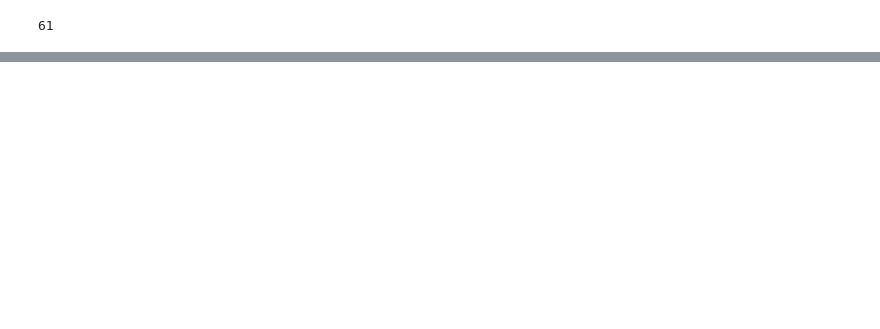
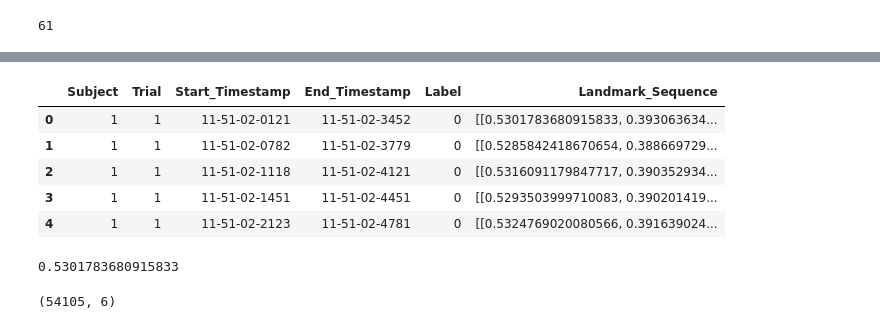
Before and after one commit to suryansh-max/Pain-recognization-pipeline, a Jupyter notebook: src/mediapipe.ipynb, the cells around one changed output, grey strips where cells are left out. Cells and saved outputs as stored; diff of their text form; code cells hidden in the pictures; blank space fills up the shorter version.

```diff
--- a/src/mediapipe.ipynb
+++ b/src/mediapipe.ipynb
@@ -284,2 +290,19 @@ W0000 00:00:1745259575.359379 1041958 landmark_projection_calculator.cc:186] Usi
 # %%
 landmarks_df.to_csv("/Users/suryanshpatel/Projects/Directed Readings/Technical/src/data/landmarks_sequences.csv", index=False)
+# %%
+landmarks_df.head()
+# %% [output]
+|  | Subject | Trial | Start_Timestamp | End_Timestamp | Label | Landmark_Sequence |
+| 0 | 1 | 1 | 11-51-02-0121 | 11-51-02-3452 | 0 | [[0.5301783680915833, 0.393063634... |
+| 1 | 1 | 1 | 11-51-02-0782 | 11-51-02-3779 | 0 | [[0.5285842418670654, 0.388669729... |
+| 2 | 1 | 1 | 11-51-02-1118 | 11-51-02-4121 | 0 | [[0.5316091179847717, 0.390352934... |
+| 3 | 1 | 1 | 11-51-02-1451 | 11-51-02-4451 | 0 | [[0.5293503999710083, 0.390201419... |
+| 4 | 1 | 1 | 11-51-02-2123 | 11-51-02-4781 | 0 | [[0.5324769020080566, 0.391639024... |
+# %%
+landmarks_df['Landmark_Sequence'].iloc[0]
+# %% [output]
+0.5301783680915833
+# %%
+landmarks_df.shape
+# %% [output]
+(54105, 6)
```
Also changed, not shown: parts of 3 cells of this notebook, 4 other files.
